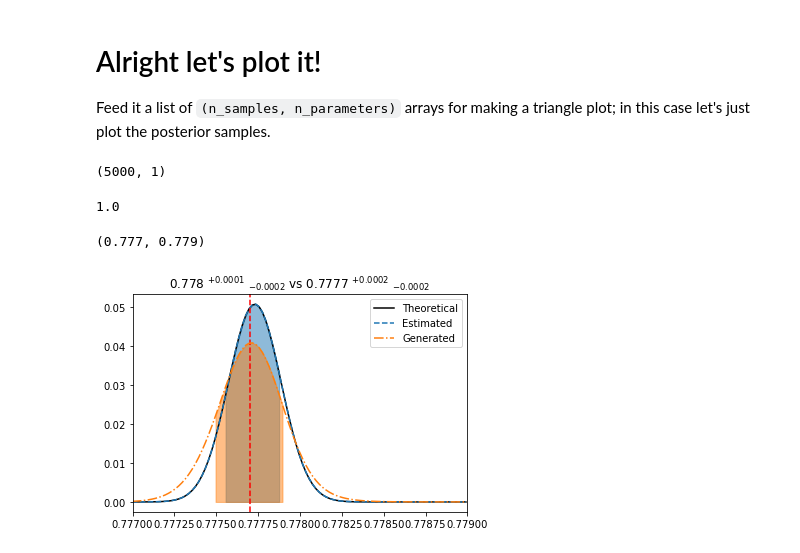
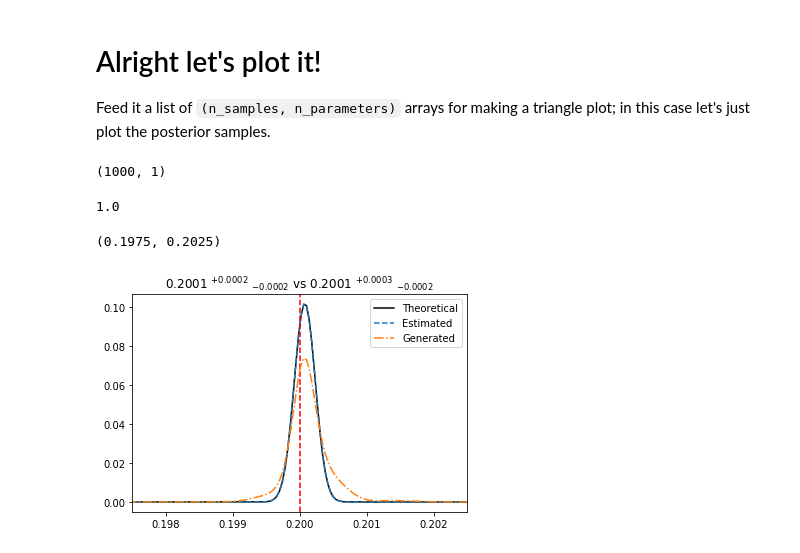
Before and after one commit to dpiras/pydelfi, a Jupyter notebook: examples/pydelfi_with_score_compression.ipynb, the cells around one changed output. Drawn from its saved outputs; the diff is of its cells as text; code cells hidden in the pictures.

```diff
--- a/examples/pydelfi_with_score_compression.ipynb
+++ b/examples/pydelfi_with_score_compression.ipynb
@@ -26,9 +26,9 @@ prior = priors.Uniform(lower, upper)
 # %%
 # we define a few hyper parameters here
 np.random.seed(13)
-n = 5000 # total number of datapoints
+n = 1000 # total number of datapoints
 n_class = 1 # number of different cosmologies for the training
-q_prior = np.linspace(0.7, 0.9, n) #np.concatenate((np.linspace(0.0, 1.0, 0), np.linspace(0.76, 0.80, 10*n))) #np.random.uniform(0, 1, n)
+q_prior = np.linspace(0.18, 0.22, n) #np.concatenate((np.linspace(0.0, 1.0, 0), np.linspace(0.76, 0.80, 10*n))) #np.random.uniform(0, 1, n)
 q_fid = np.random.uniform(0, 1, 1)
 # %%
 q_fid
@@ -107,7 +107,7 @@ array([[ 5.20816263e+06,  1.10577710e+04,  4.85837029e+03, ...,
 # %%
 n_vec = 50 # number of components of the data
 # we create the observed data point, for now at the fiducial value of q
-q_fid = q_fid
+q_fid = 0.2
 d_vec_obs = []
 for _ in range(1):
     d_vec_obs.append([np.random.lognormal(q_fid, (i+1)/(n_vec*100.0), 1) for i in range(n_vec)])
@@ -216,11 +216,11 @@ Feed it a list of `(n_samples, n_parameters)` arrays for making a triangle plot;
 # %%
 sim_params.shape
 # %% [output]
-(5000, 1)
+(1000, 1)
 # %%
 # this should give us the log-likelihood
-n_bins = 50000
-posterior_params = np.linspace(0, 1, n_bins)
+n_bins = 1000
+posterior_params = np.linspace(0.18, 0.22, n_bins)
 sim_params = np.copy(posterior_params)
 likelihood_arr = np.zeros((n_bins, 2))
 for index, q_value in enumerate(sim_params):
@@ -302,33 +302,33 @@ except:
 # %%
 plt.plot(q_real, real_posterior, c='k', label='Theoretical')
 plt.plot(q_posterior, posterior, linestyle='--', label='Estimated')
-plt.fill_between(q_posterior[id1:id2+1], posterior[id1:id2+1],  alpha=0.5, color='C0')
+#plt.fill_between(q_posterior[id1:id2+1], posterior[id1:id2+1],  alpha=0.5, color='C0')
 plt.axvline(q_fid, linestyle='--', color='r')
 max_est = q_posterior[np.argmax(posterior)]
 upp_bound = q_posterior[id2] - max_est
 low_bound = max_est - q_posterior[id1]
 
 # from the ML, with the corresponding error
 # confidence levels of the generated one
 sorted_posterior = sorted(likelihood_arr[:, 1], reverse=True)
 level = find_level(sorted_posterior, req_level)
 rep_level = [level]*n_bins
 try:
     condition = np.where(likelihood_arr[:, 1] >= rep_level, 1, -1)
     id1_gen, id2_gen = np.argwhere(np.diff(condition)).flatten()
 except:
     id1_gen, id2_gen = 0, 0
 plt.plot(likelihood_arr[:, 0], likelihood_arr[:, 1], linestyle='-.', label='Generated')
-plt.fill_between(likelihood_arr[id1_gen:id2_gen+1, 0], likelihood_arr[id1_gen:id2_gen+1, 1], alpha=0.5, color='C1')
+#plt.fill_between(likelihood_arr[id1_gen:id2_gen+1, 0], likelihood_arr[id1_gen:id2_gen+1, 1], alpha=0.5, color='C1')
 max_est_gen = likelihood_arr[:, 0][np.argmax(likelihood_arr[:, 1])]
 upp_bound_gen = likelihood_arr[:, 0][id2_gen] - max_est_gen
 low_bound_gen = max_est_gen - likelihood_arr[:, 0][id1_gen]
-plt.title(f'{max_est:.3} $ ^{{ + {upp_bound:.4f} }}$ $ _{{ - {low_bound:.4f} }}$ vs {max_est_gen:.4f} $ ^{{ + {upp_bound_gen:.4f} }}$ $ _{{ - {low_bound_gen:.4f} }}$')
+plt.title(f'{max_est:.4f} $ ^{{ + {upp_bound:.4f} }}$ $ _{{ - {low_bound:.4f} }}$ vs {max_est_gen:.4f} $ ^{{ + {upp_bound_gen:.4f} }}$ $ _{{ - {low_bound_gen:.4f} }}$')
 plt.legend()
-plt.xlim([0.777, 0.779])
+plt.xlim([0.1975, 0.2025])
 # %% [output]
-(0.777, 0.779)
+(0.1975, 0.2025)
-[figure, old version]
+[figure, new version]
 # %%
 q_fid
 # %%
```
Also changed, not shown: parts of 8 cells of this notebook, 3 other files.
